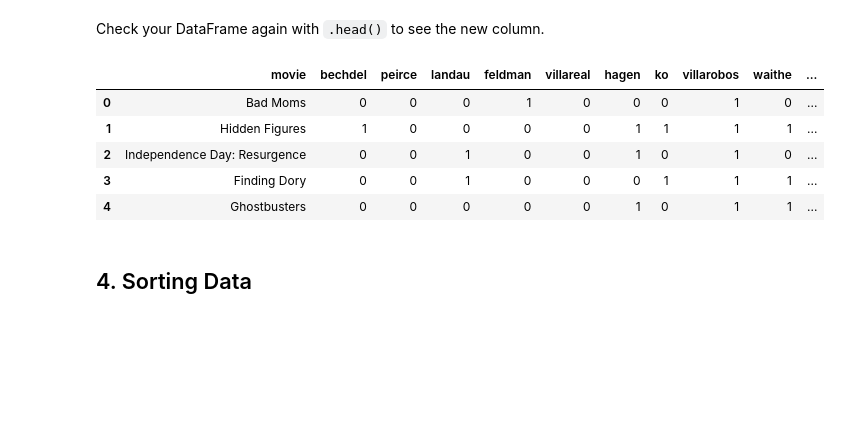
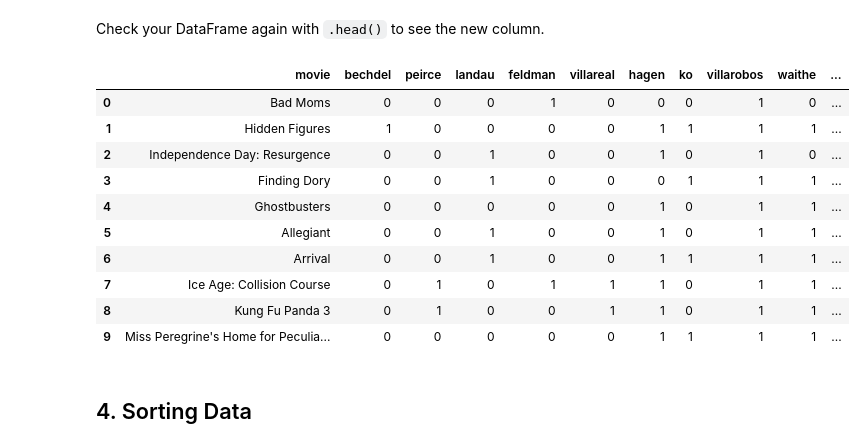
Before and after one commit to danieldanielides/Bechdel_Test_Project, a Jupyter notebook: Bechdel_Project.ipynb, the cells around one changed output. Saved outputs shown, nothing was run; the diff lists cells and outputs as text; code cells hidden in the pictures; blank space fills up the shorter version.

```diff
--- a/Bechdel_Project.ipynb
+++ b/Bechdel_Project.ipynb
@@ -41,7 +41,7 @@ import freetype as ft
 # %% [markdown]
 Use Pandas `pd.read_csv()` to load the dataset **bechdelExpanded.csv** into a DataFrame and save the results to a variable. You can name the variable anything you like. `df` is often used as the variable name for a DataFrame.
 # %%
-df = pd.read_csv(r"C:\Users\Daniel\Desktop\Data_Science\Codecademy\Visualize Data with Python\Bechdel_Project\bechdelExpanded.csv")
+df = pd.read_csv(r"C:\Users\Daniel\Desktop\Data_Science\Codecademy\Visualize Data with Python\Bechdel_Project\Bachdel_Project_Git\bechdelExpanded.csv")
 # %% [markdown]
 ## 2. Learn About Your Data
 # %% [markdown]
@@ -87,14 +87,19 @@ df['total_score'] = df.bechdel + df.waithe + df.ko
 # %% [markdown]
 Check your DataFrame again with `.head()` to see the new column.
 # %%
-df.head()
+df.head(10)
 # %% [output]
 |  | movie | bechdel | peirce | landau | feldman | villareal | hagen | ko | villarobos | waithe | ... |
 | 0 | Bad Moms | 0 | 0 | 0 | 1 | 0 | 0 | 0 | 1 | 0 | ... |
 | 1 | Hidden Figures | 1 | 0 | 0 | 0 | 0 | 1 | 1 | 1 | 1 | ... |
 | 2 | Independence Day: Resurgence | 0 | 0 | 1 | 0 | 0 | 1 | 0 | 1 | 0 | ... |
 | 3 | Finding Dory | 0 | 0 | 1 | 0 | 0 | 0 | 1 | 1 | 1 | ... |
 | 4 | Ghostbusters | 0 | 0 | 0 | 0 | 0 | 1 | 0 | 1 | 1 | ... |
+| 5 | Allegiant | 0 | 0 | 1 | 0 | 0 | 1 | 0 | 1 | 1 | ... |
+| 6 | Arrival | 0 | 0 | 1 | 0 | 0 | 1 | 1 | 1 | 1 | ... |
+| 7 | Ice Age: Collision Course | 0 | 1 | 0 | 1 | 1 | 1 | 0 | 1 | 1 | ... |
+| 8 | Kung Fu Panda 3 | 0 | 1 | 0 | 0 | 1 | 1 | 0 | 1 | 1 | ... |
+| 9 | Miss Peregrine's Home for Peculia... | 0 | 0 | 0 | 0 | 0 | 1 | 1 | 1 | 1 | ... |
 # %% [markdown]
 ## 4. Sorting Data
 # %% [markdown]
```
Also changed, not shown: parts of 8 cells of this notebook.
